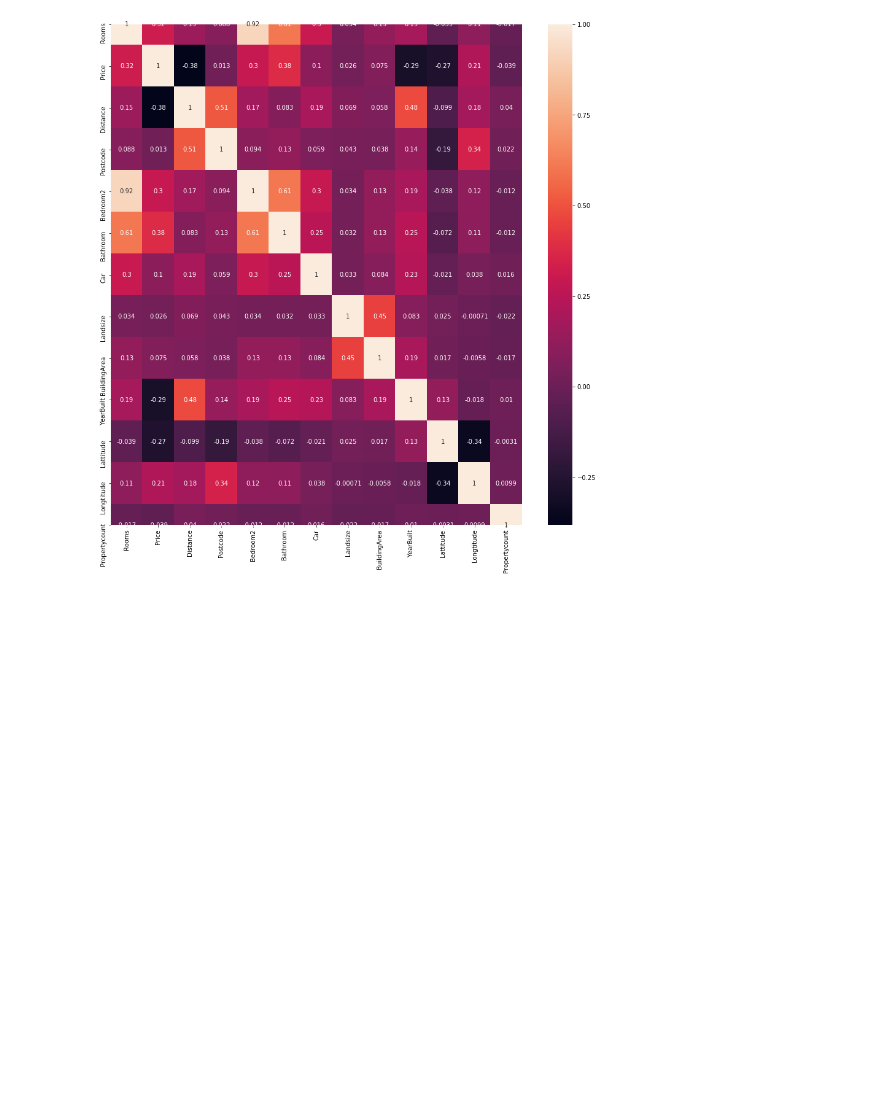
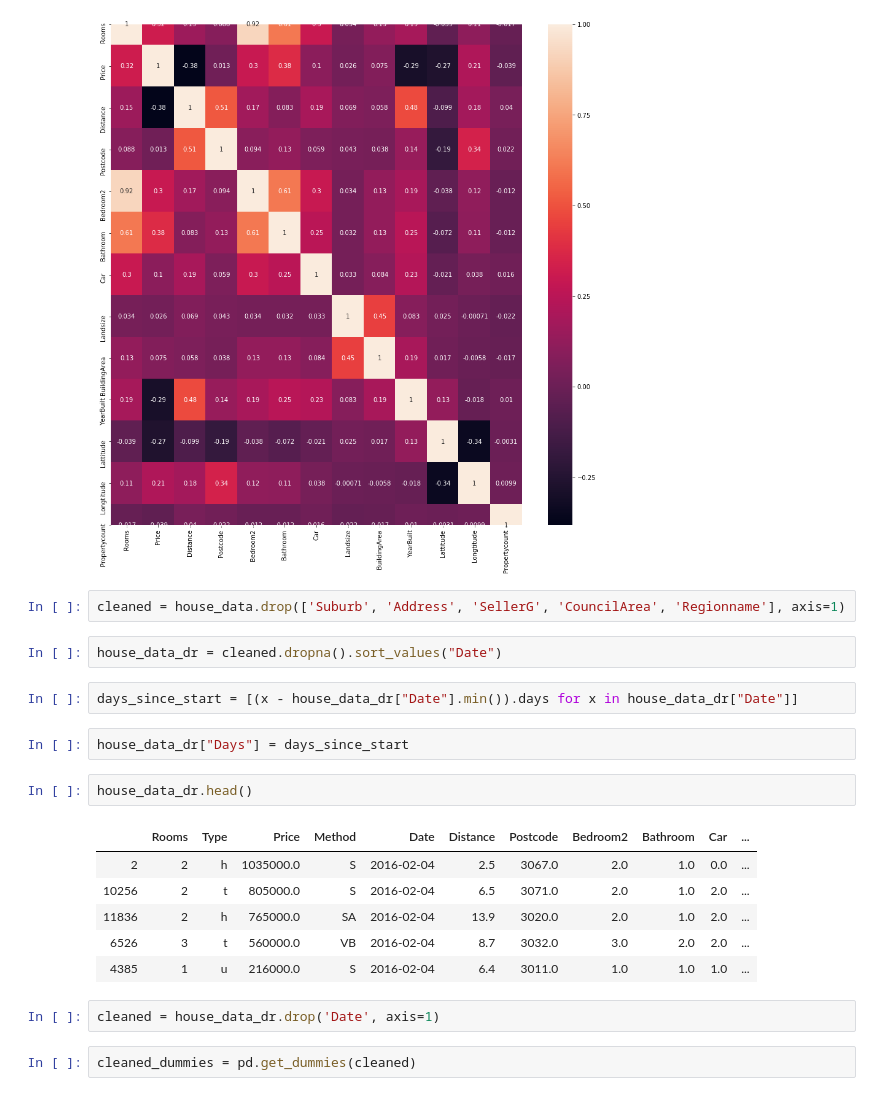
Before and after one commit to apop08/melborne-housing-data, a Jupyter notebook: Melborne_house.ipynb, the cells around one changed output. Drawn from its saved outputs; the diff is of its cells as text; blank space fills up the shorter version.

```diff
--- a/Melborne_house.ipynb
+++ b/Melborne_house.ipynb
@@ -125,3 +129,24 @@ sns.heatmap(house_data[house_data["Type"] == "h"].corr(), annot=True)
 # %% [output]
 <matplotlib.axes._subplots.AxesSubplot at 0x...>
 [figure]
+# %%
+cleaned = house_data.drop(['Suburb', 'Address', 'SellerG', 'CouncilArea', 'Regionname'], axis=1)
+# %%
+house_data_dr = cleaned.dropna().sort_values("Date")
+# %%
+days_since_start = [(x - house_data_dr["Date"].min()).days for x in house_data_dr["Date"]]
+# %%
+house_data_dr["Days"] = days_since_start
+# %%
+house_data_dr.head()
+# %% [output]
+|  | Rooms | Type | Price | Method | Date | Distance | Postcode | Bedroom2 | Bathroom | Car | ... |
+| 2 | 2 | h | 1035000.0 | S | 2016-02-04 | 2.5 | 3067.0 | 2.0 | 1.0 | 0.0 | ... |
+| 10256 | 2 | t | 805000.0 | S | 2016-02-04 | 6.5 | 3071.0 | 2.0 | 1.0 | 2.0 | ... |
+| 11836 | 2 | h | 765000.0 | SA | 2016-02-04 | 13.9 | 3020.0 | 2.0 | 1.0 | 2.0 | ... |
+| 6526 | 3 | t | 560000.0 | VB | 2016-02-04 | 8.7 | 3032.0 | 3.0 | 2.0 | 2.0 | ... |
+| 4385 | 1 | u | 216000.0 | S | 2016-02-04 | 6.4 | 3011.0 | 1.0 | 1.0 | 1.0 | ... |
+# %%
+cleaned = house_data_dr.drop('Date', axis=1)
+# %%
+cleaned_dummies = pd.get_dummies(cleaned)
```
Also changed, not shown: parts of 8 cells of this notebook.
